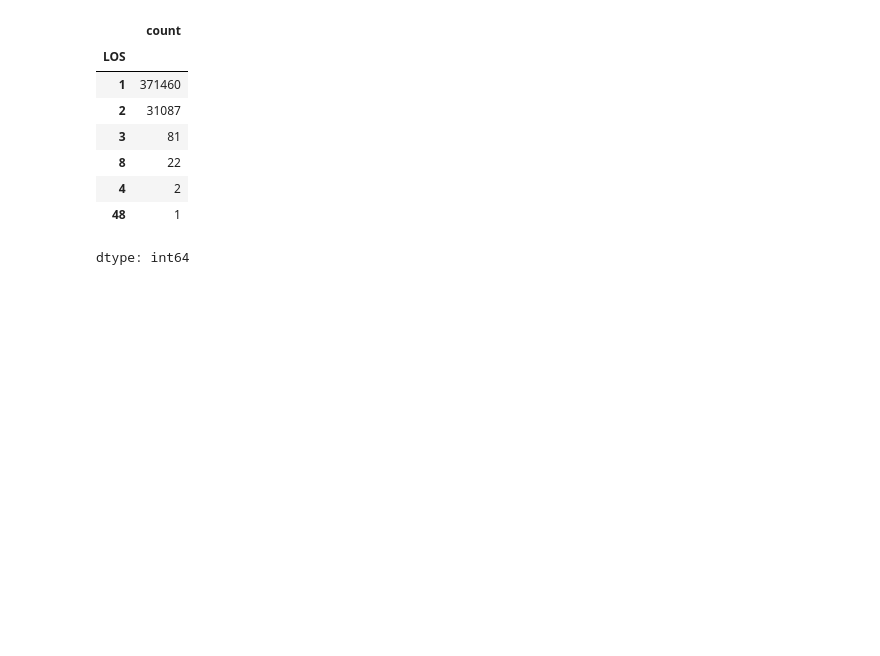
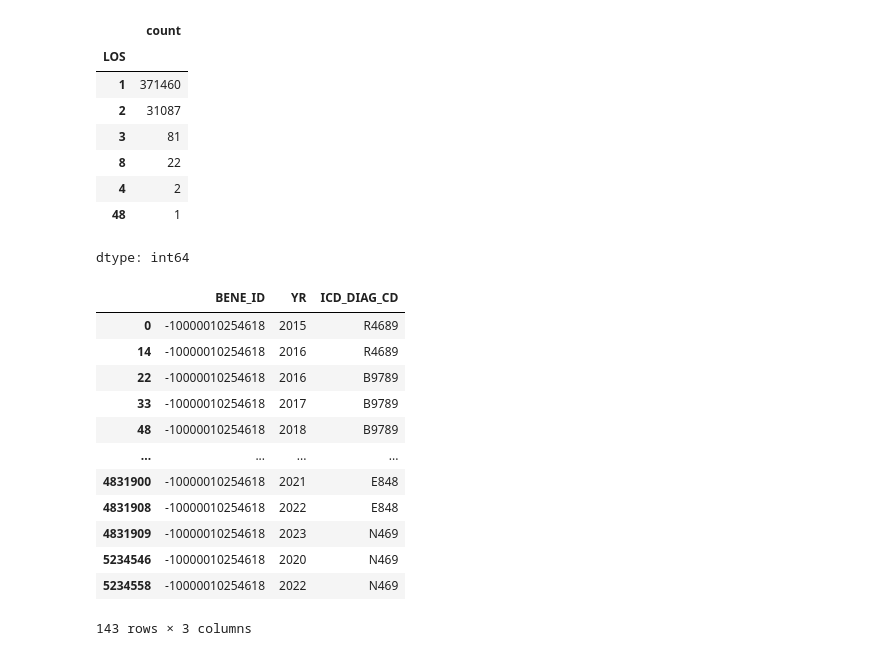
Before and after one commit to benabijah/EHR, a Jupyter notebook: outpatient_data_preprocessing_.ipynb, the cells around one changed output. Drawn from its saved outputs; the diff is of its cells as text; code cells hidden in the pictures; blank space fills up the shorter version.

```diff
--- a/outpatient_data_preprocessing_.ipynb
+++ b/outpatient_data_preprocessing_.ipynb
@@ -51,15 +77,26 @@ dtype: int64
 # %%
 diagnosis = outpatient[['BENE_ID', 'YR', 'PRNCPAL_DGNS_CD'] + [col for col in outpatient.columns if col.startswith('ICD_DGNS_CD')]]
 
 # wide to long format data, and remove rows where ICD_DIAG_CD is not populated
 diagnosis = pd.melt(diagnosis, id_vars=['BENE_ID', 'YR'], var_name='ICD_DIAG_COL', value_name='ICD_DIAG_CD')
 diagnosis = diagnosis[diagnosis['ICD_DIAG_CD'].notna() & (diagnosis['ICD_DIAG_CD'] != '')]
 
 # drop the 'ICD_DIAG_COL', then remove duplicates
 diagnosis = diagnosis.drop(columns=['ICD_DIAG_COL'])
 diagnosis = diagnosis.drop_duplicates()
 
-#  merge with ICD data
-diagnosis = pd.merge(diagnosis, LU_ICD, on='ICD_DIAG_CD', how='left')
-num_diagnosis = diagnosis.groupby(['BENE_ID', 'YR']).size().reset_index(name='NUM_DIAG')
-#num_diagnosis
+diagnosis[diagnosis['BENE_ID'] == '-10000010254618'] #randomly viewing a beneficiary
+# %% [output]
+|  | BENE_ID | YR | ICD_DIAG_CD |
+| 0 | -10000010254618 | 2015 | R4689 |
+| 14 | -10000010254618 | 2016 | R4689 |
+| 22 | -10000010254618 | 2016 | B9789 |
+| 33 | -10000010254618 | 2017 | B9789 |
+| 48 | -10000010254618 | 2018 | B9789 |
+| ... | ... | ... | ... |
+| 4831900 | -10000010254618 | 2021 | E848 |
+| 4831908 | -10000010254618 | 2022 | E848 |
+| 4831909 | -10000010254618 | 2023 | N469 |
+| 5234546 | -10000010254618 | 2020 | N469 |
+| 5234558 | -10000010254618 | 2022 | N469 |
+143 rows × 3 columns
```
Also changed, not shown: parts of 8 cells of this notebook.
